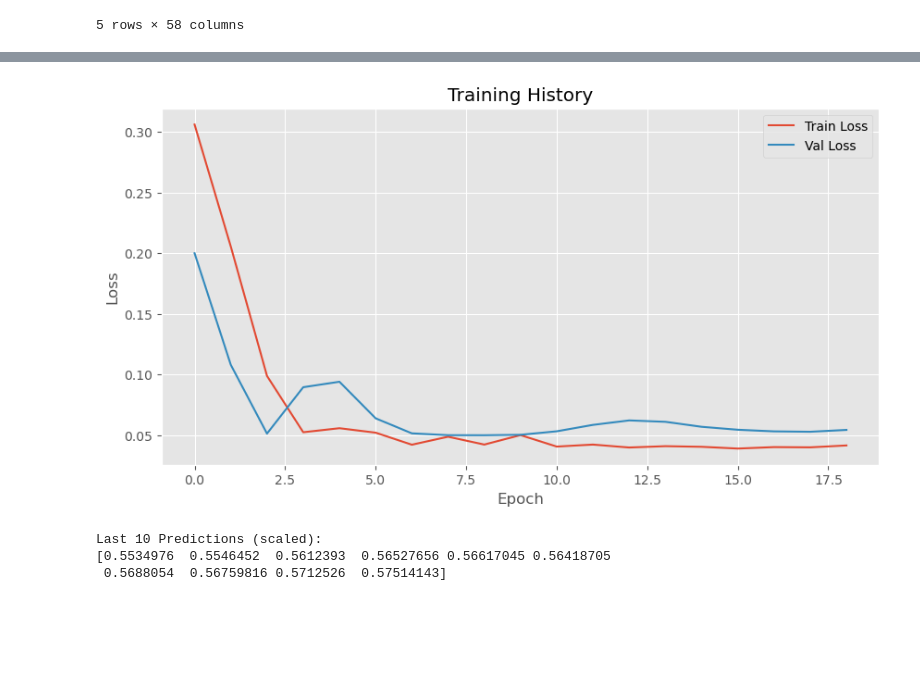
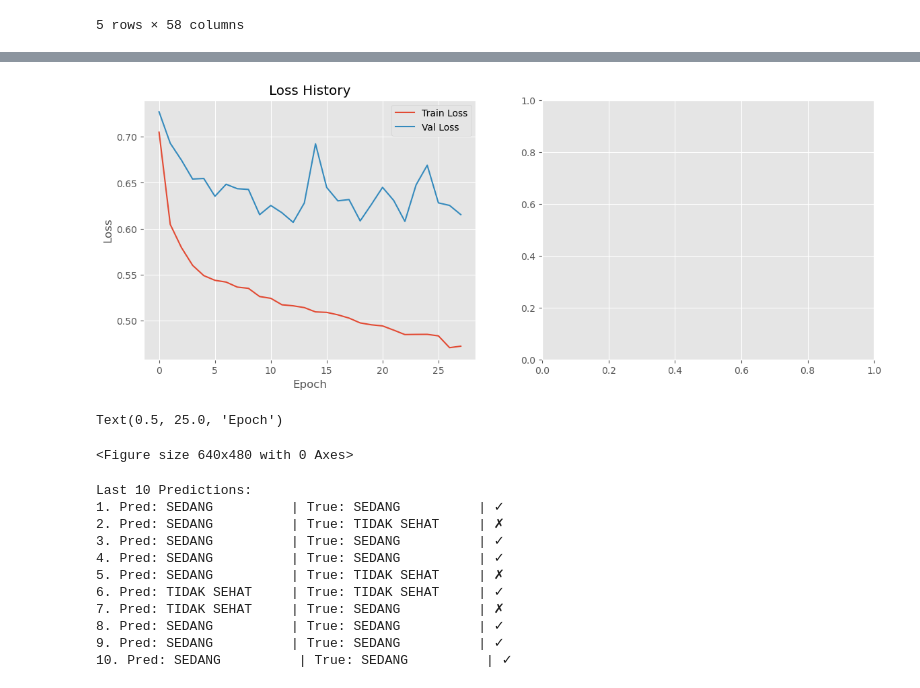
Before and after one commit to Fth87/lomba-arkavidia, a Jupyter notebook: basemodel/lstm_forecasting.ipynb, the cells around one changed output, grey strips where cells are left out. Saved outputs shown, nothing was run; the diff lists cells and outputs as text; code cells hidden in the pictures; blank space fills up the shorter version.

```diff
--- a/basemodel/lstm_forecasting.ipynb
+++ b/basemodel/lstm_forecasting.ipynb
@@ -45,7 +45,8 @@ Loaded: (15412, 58)
 | 2010-01-05 | DKI1 | 25.0 | 37.706676 | 2.0 | 17.0 | 15.0 | 8.0 | 25.0 | PM10 | ... |
 5 rows × 58 columns
 # %%
-# 3. Use ALL stations for training (not just DKI1)
+# 3. Use ALL stations for training
+TARGET = 'target_kategori'
 station_df = df.dropna(subset=[TARGET]).copy()
 station_df = station_df.dropna(thresh=int(len(station_df.columns) * 0.7), axis=0)
 print(f"Data shape for ALL stations: {station_df.shape}")
@@ -119,22 +153,24 @@ Train batches: 3, Val batches: 1
 # %%
-# 9. LSTM Model Definition
-class AirQualityLSTM(nn.Module):
-    def __init__(self, input_size, hidden_size, num_layers, output_size, dropout=0.2):
-        super(AirQualityLSTM, self).__init__()
+# 9. LSTM Classification Model Definition
+class AirQualityLSTMClassifier(nn.Module):
+    def __init__(self, input_size, hidden_size, num_layers, num_classes, dropout=0.2):
+        super(AirQualityLSTMClassifier, self).__init__()
         self.hidden_size = hidden_size
         self.num_layers = num_layers
         self.lstm = nn.LSTM(input_size, hidden_size, num_layers, batch_first=True, dropout=dropout)
-        self.fc = nn.Linear(hidden_size, output_size)
+        self.fc = nn.Linear(hidden_size, num_classes)
 
     def forward(self, x):
         h0 = torch.zeros(self.num_layers, x.size(0), self.hidden_size).to(device)
         c0 = torch.zeros(self.num_layers, x.size(0), self.hidden_size).to(device)
         out, _ = self.lstm(x, (h0, c0))
-        out = self.fc(out[:, -1, :])
+        out = self.fc(out[:, -1, :])  # Take last timestep output
         return out
 
 INPUT_SIZE = X_train.shape[2]
-model = AirQualityLSTM(input_size=INPUT_SIZE, hidden_size=50, num_layers=2, output_size=1)
+NUM_CLASSES = len(label_encoder.classes_)  # 3 classes
+model = AirQualityLSTMClassifier(input_size=INPUT_SIZE, hidden_size=64, num_layers=2, num_classes=NUM_CLASSES, dropout=0.3)
 model = model.to(device)
 print(model)
+print(f"\nModel parameters: {sum(p.numel() for p in model.parameters())}")
 # %% [output]
@@ -216,26 +274,55 @@ Loaded best model with Val Loss: 0.049773
 # %%
 # 11. Plot Training History
-plt.figure(figsize=(10, 5))
-plt.plot(train_losses, label='Train Loss')
-plt.plot(val_losses, label='Val Loss')
-plt.legend()
-plt.title('Training History')
-plt.xlabel('Epoch')
-plt.ylabel('Loss')
+fig, (ax1, ax2) = plt.subplots(1, 2, figsize=(14, 5))
+
+ax1.plot(train_losses, label='Train Loss')
+ax1.plot(val_losses, label='Val Loss')
+ax1.legend()
+ax1.set_title('Loss History')
+ax1.set_xlabel('Epoch')
+ax1.set_ylabel('Loss')
+
+ax1.grid(True)
 plt.show()
+
+plt.tight_layout()
+
+ax2.plot(val_f1_scores, label='Val F1-Macro', color='green')
+
+ax2.legend()
+ax2.grid(True)
+
+ax2.set_title('Validation F1 Score')
+ax2.set_ylabel('F1 Score')
+ax2.set_xlabel('Epoch')
 # %% [output]
-[figure, old version]
+[figure, new version]
+Text(0.5, 25.0, 'Epoch')
+<Figure size 640x480 with 0 Axes>
 # %%
-# 12. Sample Prediction
+# 12. Sample Predictions
 model.eval()
 with torch.no_grad():
     sample_X = X_val_t[-10:].to(device)
-    sample_pred = model(sample_X).cpu().numpy()
+    sample_output = model(sample_X)
+    sample_pred = torch.argmax(sample_output, dim=1).cpu().numpy()
+    sample_true = y_val_t[-10:].numpy()
 
-print("Last 10 Predictions (scaled):")
-print(sample_pred.flatten())
+print("Last 10 Predictions:")
+for i, (pred, true) in enumerate(zip(sample_pred, sample_true)):
+    pred_cat = label_encoder.inverse_transform([pred])[0]
+    true_cat = label_encoder.inverse_transform([true])[0]
+    print(f"{i+1}. Pred: {pred_cat:15} | True: {true_cat:15} | {'✓' if pred==true else '✗'}")
 # %% [output]
-Last 10 Predictions (scaled):
-[0.5534976  0.5546452  0.5612393  0.56527656 0.56617045 0.56418705
- 0.5688054  0.56759816 0.5712526  0.57514143]
+Last 10 Predictions:
+1. Pred: SEDANG          | True: SEDANG          | ✓
+2. Pred: SEDANG          | True: TIDAK SEHAT     | ✗
+3. Pred: SEDANG          | True: SEDANG          | ✓
+4. Pred: SEDANG          | True: SEDANG          | ✓
+5. Pred: SEDANG          | True: TIDAK SEHAT     | ✗
+6. Pred: TIDAK SEHAT     | True: TIDAK SEHAT     | ✓
+7. Pred: TIDAK SEHAT     | True: SEDANG          | ✗
+8. Pred: SEDANG          | True: SEDANG          | ✓
+9. Pred: SEDANG          | True: SEDANG          | ✓
+10. Pred: SEDANG          | True: SEDANG          | ✓
 # %%
```
Also changed, not shown: parts of 10 cells of this notebook, 12 other files.
